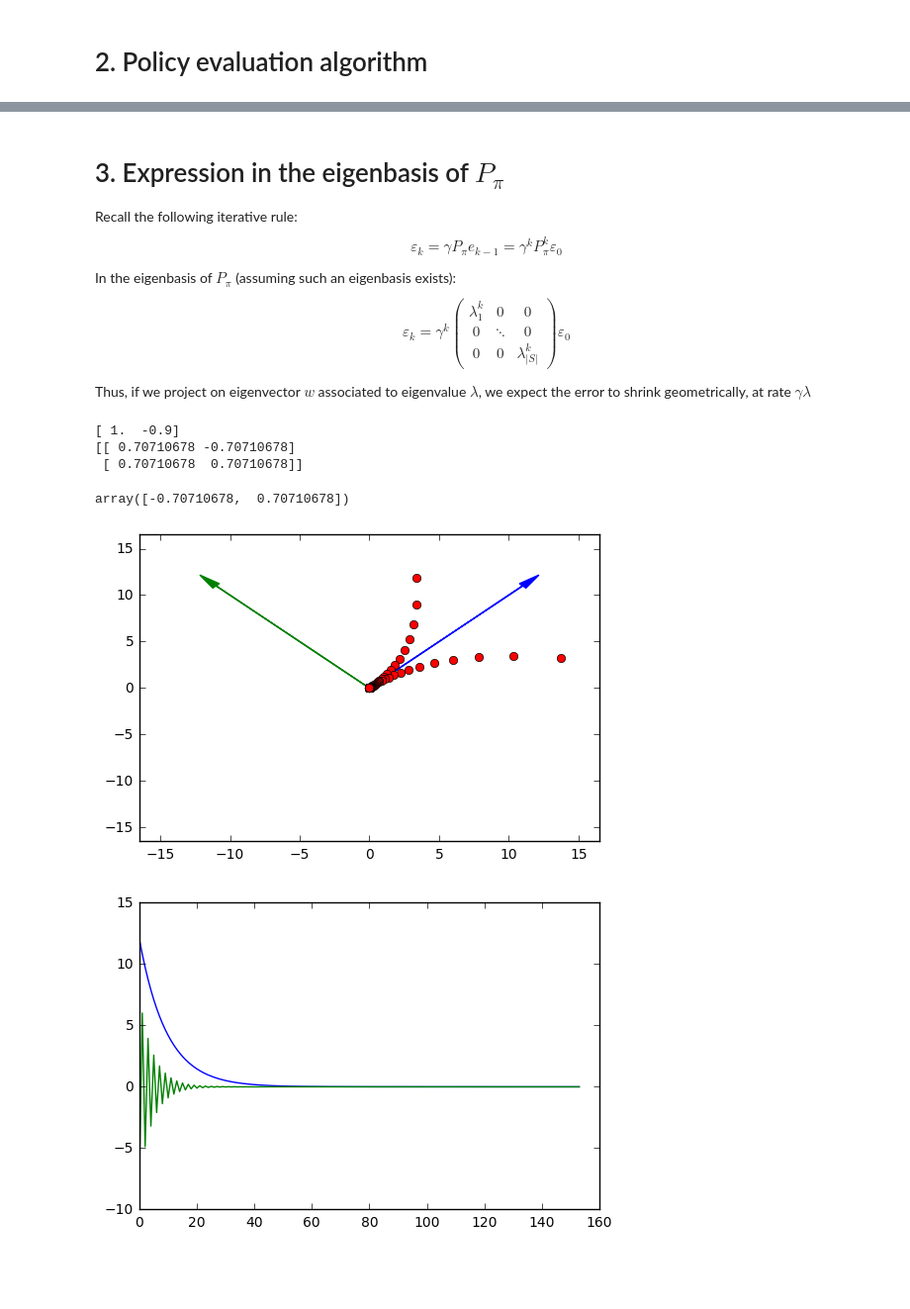
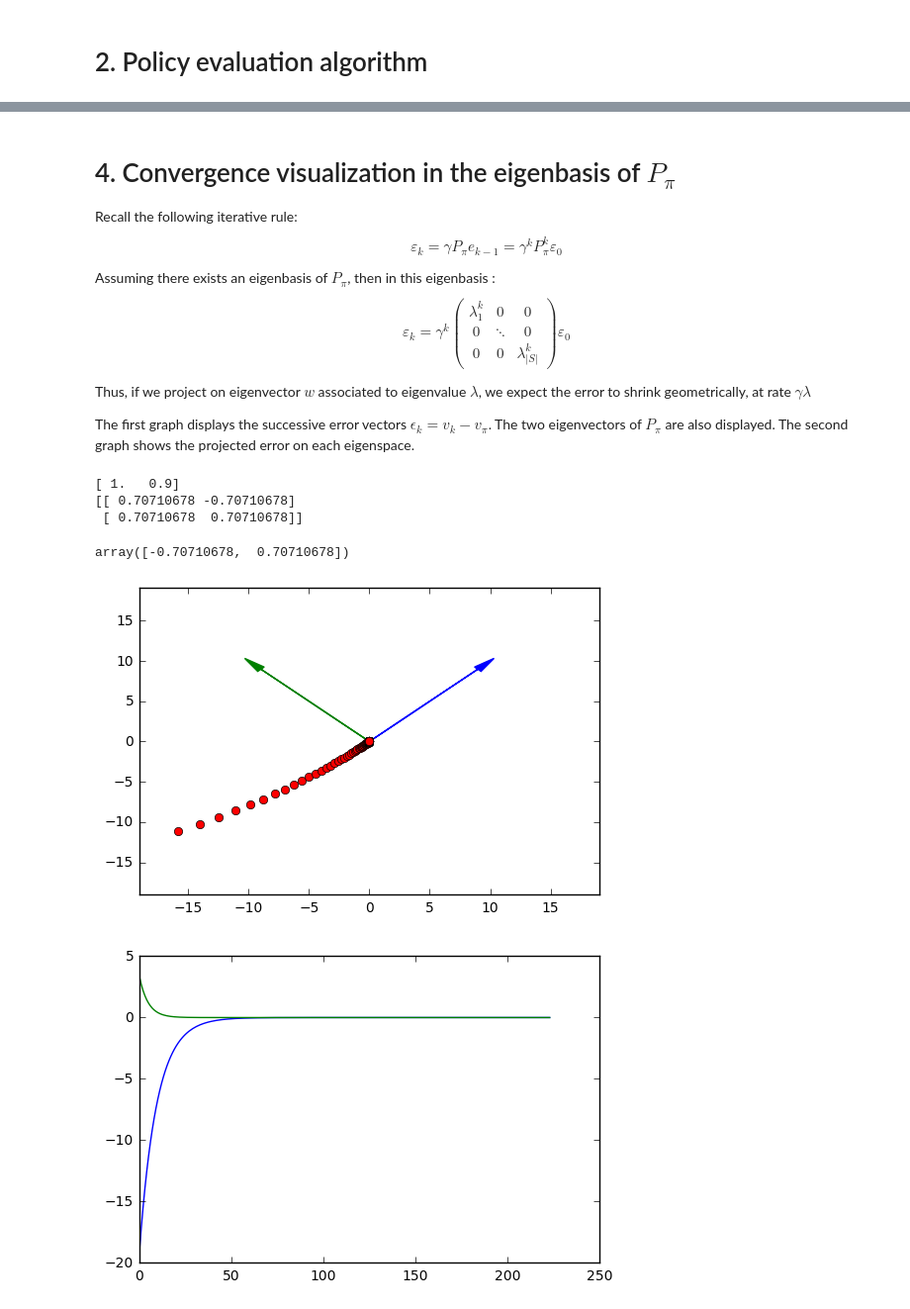
Before and after one commit to afcarl/rlcourse-january27-MTanneau, a Jupyter notebook: RL_Jan27_MTanneau.ipynb, the cells around one changed output, grey strips where cells are left out. Shown at 99% size. Cells and saved outputs as stored; diff of their text form; code cells hidden in the pictures; blank space fills up the shorter version.

Commit message:
Added description and improved starting point for Policy Evaluation

```diff
--- a/RL_Jan27_MTanneau.ipynb
+++ b/RL_Jan27_MTanneau.ipynb
@@ -11,8 +16,8 @@ gamma=0.9
 # %%
 #Define a policy
-p_a = 0.05
-p_b = 0.05
-P_pi = np.array([[p_a,1-p_a],[1-p_b,p_b]])
+p_a = 0.95 #probability of staying in town A
+p_b = 0.95 #probability of staying in town B
+P_pi = np.array([[p_a,1-p_a],[1-p_b,p_b]]) #corresponding transition matrix
 print P_pi
 
 #Compute the expected reward vector r_pi
@@ -133,4 +142,16 @@ Running policy evaluation...
 # %%
+theta = 10 ** (-10) #convergence tolerance
+N=1000 #maximum number of iterations
+v_approx= np.array([0.0,0.0]) #initial guess
+
+#perform policy evaluation
+start=time.time()
+(v_approx,err,var_err,log_sigma,V) = policy_evaluation(gamma, P_pi, r_pi, v_approx, v_pi,theta,N,True)
+print 'Time :', time.time()-start
+
+
+
+#plot convergence graphs
 n=np.size(err)
 
 #plot infinite norm of the error, in semi-log scale
@@ -164,12 +189,12 @@ Theoretical slope: -0.0457574905607
 # %% [markdown]
-# 3. Expression in the eigenbasis of $P_{\pi}$
+# 4. Convergence visualization in the eigenbasis of $P_{\pi}$
 
 Recall the following iterative rule:
 $$
 \varepsilon_{k} = \gamma P_{\pi} e_{k-1} = \gamma^{k} P_{\pi}^{k} \varepsilon_{0}
 $$
 
-In the eigenbasis of $P_{\pi}$ (assuming such an eigenbasis exists):
+Assuming there exists an eigenbasis of $P_{\pi}$, then in this eigenbasis :
 $$
 \varepsilon_{k} =
 \gamma^{k}
@@ -184,6 +209,8 @@ $$
 $$
 
 Thus, if we project on eigenvector $w$ associated to eigenvalue $\lambda$, we expect the error to shrink geometrically, at rate $\gamma \lambda$
+
+The first graph displays the successive error vectors $\epsilon_{k}=v_{k}-v_{\pi}$. The two eigenvectors of $P_{\pi}$ are also displayed. The second graph shows the projected error on each eigenspace.
 # %%
 #Compute eigenvalues of P_pi
 (e,v)=np.linalg.eig(P_pi)
@@ -191,31 +218,31 @@ print e
 print v
 v[:,1]
 # %% [output]
-[ 1.  -0.9]
+[ 1.   0.9]
 [[ 0.70710678 -0.70710678]
  [ 0.70710678  0.70710678]]
 array([-0.70710678,  0.70710678])
 # %%
 n=np.size(V[:,0])
 x_max = 1.2*np.max(np.abs(V[0,:]))
 
 #plot convergence of value function
 plt.plot(V[:,0],V[:,1],'ro')
 plt.plot([-x_max,-x_max], [x_max,x_max], color='b', linestyle='--')
 plt.axis([-x_max,x_max,-x_max,x_max])
 ax = plt.axes()
 
 #plot eigenvectors of P_pi
-ax.arrow(0,0,x_max/1.5,x_max/1.5,head_width=x_max/25, head_length=x_max/10,fc='b', ec='b')
-ax.arrow(0,0,-x_max/1.5,x_max/1.5,head_width=x_max/25, head_length=x_max/10,fc='g', ec='g')
-
+#resize eigenvectors for display
+ax.arrow(0,0,v[0,0]*x_max/1.5,v[1,0]*x_max/1.5,head_width=x_max/25, head_length=x_max/10,fc='b', ec='b')
+ax.arrow(0,0,v[0,1]*x_max/1.5,v[1,1]*x_max/1.5,head_width=x_max/25, head_length=x_max/10,fc='g', ec='g')
 #plt.axes().set_aspect('equal')
 plt.show()
 
 #plot projection on eigenspaces
 plt.plot(range(n), np.dot(V,v[:,0]),'b')
 plt.plot(range(n), np.dot(V,v[:,1]),'g')
 plt.show()
 # %% [output]
-[figure, old version]
+[figure, new version]
-[figure, old version]
+[figure, new version]
```
Also changed, not shown: parts of 14 cells of this notebook.
